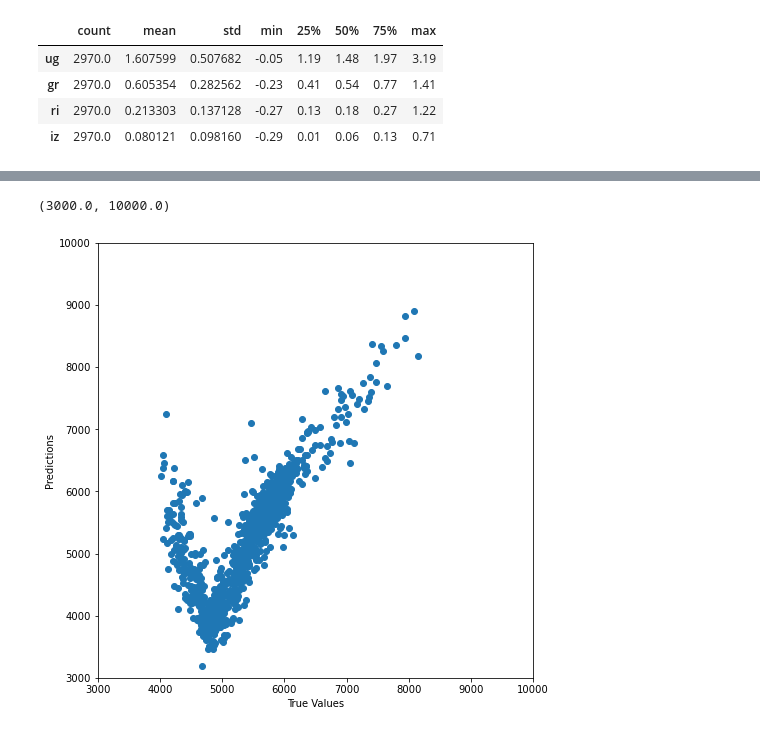
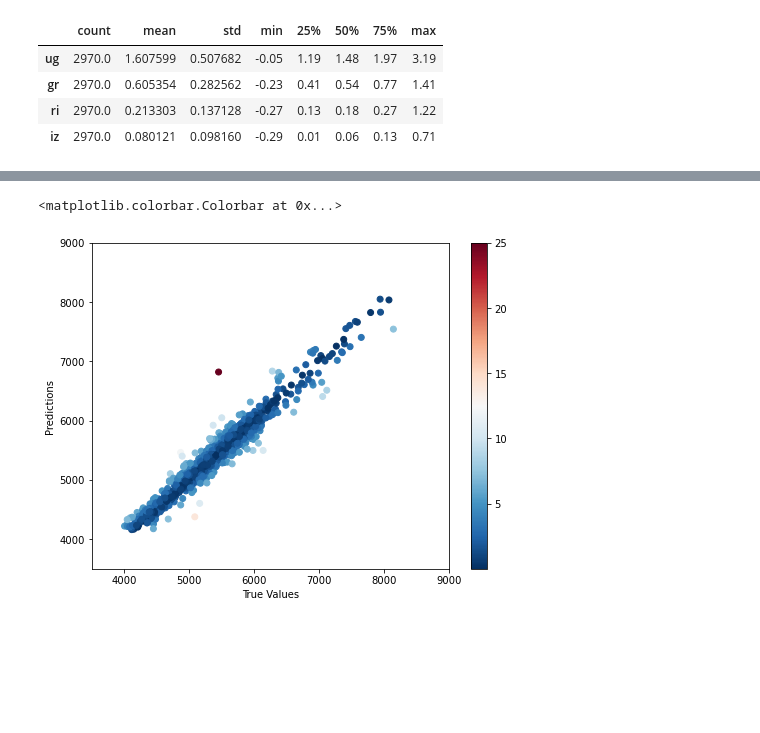
Before and after one commit to jsv1206/ast596_final, a Jupyter notebook: sreevani.ipynb, the cells around one changed output, grey strips where cells are left out. Saved outputs shown, nothing was run; the diff lists cells and outputs as text; code cells hidden in the pictures; blank space fills up the shorter version.

```diff
--- a/sreevani.ipynb
+++ b/sreevani.ipynb
@@ -64,7 +64,7 @@ train_stats
 | ri | 2970.0 | 0.213303 | 0.137128 | -0.27 | 0.13 | 0.18 | 0.27 | 1.22 |
 | iz | 2970.0 | 0.080121 | 0.098160 | -0.29 | 0.01 | 0.06 | 0.13 | 0.71 |
 # %%
-def norm(x):
-    return (x - train_stats['mean']) / train_stats['std']
-normed_train_data = norm(train_X)
-normed_test_data = norm(test_X)
+# def norm(x):
+#     return (x - train_stats['mean']) / train_stats['std']
+# normed_train_data = norm(train_X)
+# normed_test_data = norm(test_X)
@@ -89,9 +101,9 @@ model_temp = keras.Sequential([
 # %%
 adm = keras.optimizers.Adam(lr=0.001, beta_1=0.9, beta_2=0.999, amsgrad=False)
 # %%
-model_temp.compile(optimizer=adm,
-              loss='mse',
-              metrics=['mse','mape'])
+model_temp.compile(optimizer='adam',
+              loss='mape',
+              metrics=['mae', 'mse','msle','mape','kullback_leibler_divergence'])
 # %%
 example_batch = normed_train_data[:10]
 example_result = model_temp.predict(example_batch)
@@ -110,4 +122,4 @@ array([[ 0.03820833],
 # %%
-history = model_temp.fit(normed_train_data, train_y, epochs=20, batch_size=32, validation_split = 0.15)
+history = model_temp.fit(normed_train_data, train_y, epochs=1000, batch_size=32, validation_split = 0.15)
 # %% [output]
 Train on 2524 samples, validate on 446 samples
@@ -134,19 +157,19 @@ loss, mae, mse = model_temp.evaluate(normed_test_data, test_y)
 # %%
 test_predictions = model_temp.predict(normed_test_data).flatten()
+t_y = test_y.to_numpy()
+error = 100*abs(t_y-test_predictions)/t_y
 
-fig = plt.figure(1,figsize=(8,8))
-ax = fig.add_subplot(111)
-ax.set_aspect('equal')
-
-ax.scatter(test_y, test_predictions)
-ax.set_xlabel('True Values')
-ax.set_ylabel('Predictions')
-ax.set_xlim(3000,10000)
-ax.set_ylim(3000,10000)
+fig = plt.figure(1,figsize=(8,6))
+plt.scatter(test_y, test_predictions,c=error,cmap='RdBu_r')
+plt.xlabel('True Values')
+plt.ylabel('Predictions')
+plt.xlim(3500,9000)
+plt.ylim(3500,9000)
+plt.colorbar()
 #lims = [0, 50]
 #plt.xlim(lims)
 #plt.ylim(lims)
 #_ = plt.plot(lims, lims)
 # %% [output]
-(3000.0, 10000.0)
+<matplotlib.colorbar.Colorbar at 0x...>
-[figure, old version]
+[figure, new version]
```
Also changed, not shown: parts of 5 cells of this notebook.
